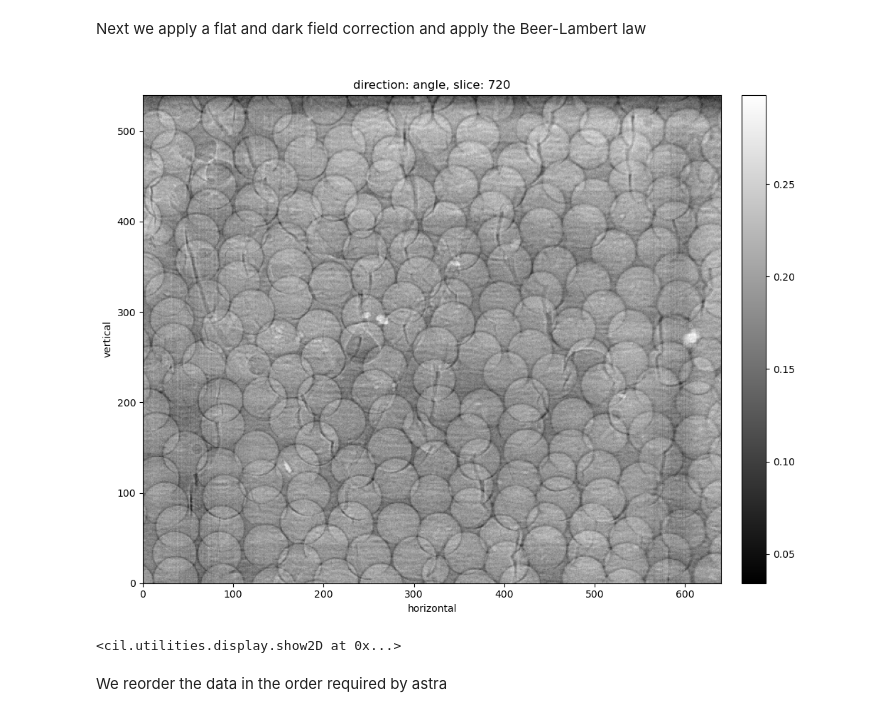
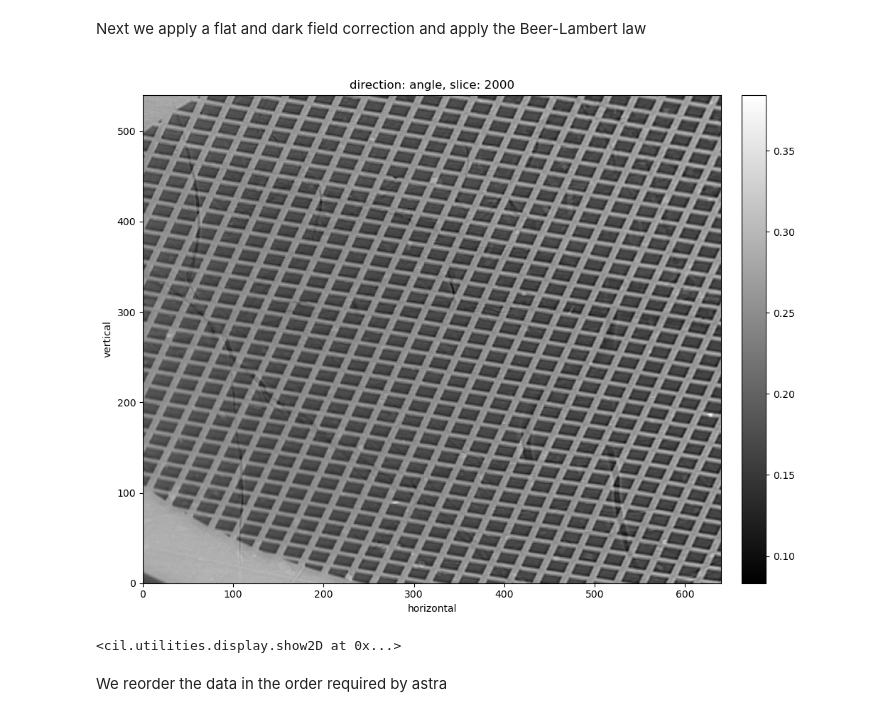
Before and after one commit to TomographicImaging/CCPi-Diamond-Laminography, a Jupyter notebook: laminography_automatic_alignment.ipynb, the cells around one changed output. Saved outputs shown, nothing was run; the diff lists cells and outputs as text; code cells hidden in the pictures.

```diff
--- a/laminography_automatic_alignment.ipynb
+++ b/laminography_automatic_alignment.ipynb
@@ -8,16 +8,15 @@ The notebook laminography_artefacts.ipynb shows examples of the kind of artefact
 
 Here we input some parameters that the script will use:
 # %%
-file_path = "alignment_methods/data/k11-54286.nxs"
-detector_pixel_size=0.54 # um - get this from the file in future
+file_path = '/mnt/share/ALC_laminography/folder/k11-67208_binned.nxs'
 cor = 0 # pix
-tilt = 30 # deg
+tilt = 35 # deg
 
 optimise_geometry = True
-cor_bounds = (1, 3) # pixels
-tilt_bounds = (34, 36) # deg
-tilt_tol = 0.1 # deg
-cor_tol = 0.1 # pixels
+cor_bounds = (-20, 20) # pixels
+tilt_bounds = (30, 40) # deg
+tilt_tol = 0.01 # deg
+cor_tol = 0.01 # pixels
 # %%
 from scripts.geometry_corrector import GeometryCorrector
 from scripts.shrink_volume import VolumeShrinker
@@ -55,7 +57,22 @@ Next we describe the experimental geometry. We setup the detector (perhaps we ca
 # %%
-ag = AcquisitionGeometry.create_Parallel3D(units="microns")
-ag.set_panel(num_pixels=[projections.shape[2], projections.shape[1]],
-        origin='top-left',
-        pixel_size=detector_pixel_size)
-ag.set_angles(projection_angles)
+tilt_direction_vector=np.array([1, 0, 0])
+original_rotation_axis=np.array([0, 0, 1])
+
+rotation_matrix = R.from_rotvec(np.deg2rad(tilt) * tilt_direction_vector)
+tilted_rotation_axis = rotation_matrix.apply(original_rotation_axis)
+
+ag = AcquisitionGeometry.create_Parallel3D(rotation_axis_direction=tilted_rotation_axis)
+ag.set_angles(angles[image_key==0,])
+ag.set_panel([data.shape[2], data.shape[1]],
+             pixel_size = (pixel_size_x, pixel_size_y),
+             origin='top-left')
+
+ag.set_centre_of_rotation(offset=cor, distance_units='pixels')
+
+
+ag.config.system.rotation_axis.direction = tilted_rotation_axis
+
+show_geometry(ag)
+
+data = AcquisitionData(data, geometry=ag)
 # %% [output]
@@ -81,11 +80,11 @@ acq_data = AcquisitionData(projections, deep_copy=False, geometry=ag)
 # %% [markdown]
 Next we apply a flat and dark field correction and apply the Beer-Lambert law
 # %%
-acq_data = Normaliser(np.mean(flat_fields, axis=0), np.mean(dark_fields, axis=0))(acq_data)
-acq_data = TransmissionAbsorptionConverter(min_intensity=1e-6)(acq_data)
-show2D(acq_data)
+data = Normaliser(np.mean(flat, axis=0), np.mean(dark, axis=0))(data)
+data = TransmissionAbsorptionConverter(min_intensity=1e-6)(data)
+show2D(data)
 # %% [output]
-[figure, old version]
+[figure, new version]
 <cil.utilities.display.show2D at 0x...>
 # %% [markdown]
 We reorder the data in the order required by astra
```
Also changed, not shown: parts of 23 cells of this notebook, 4 other files.
